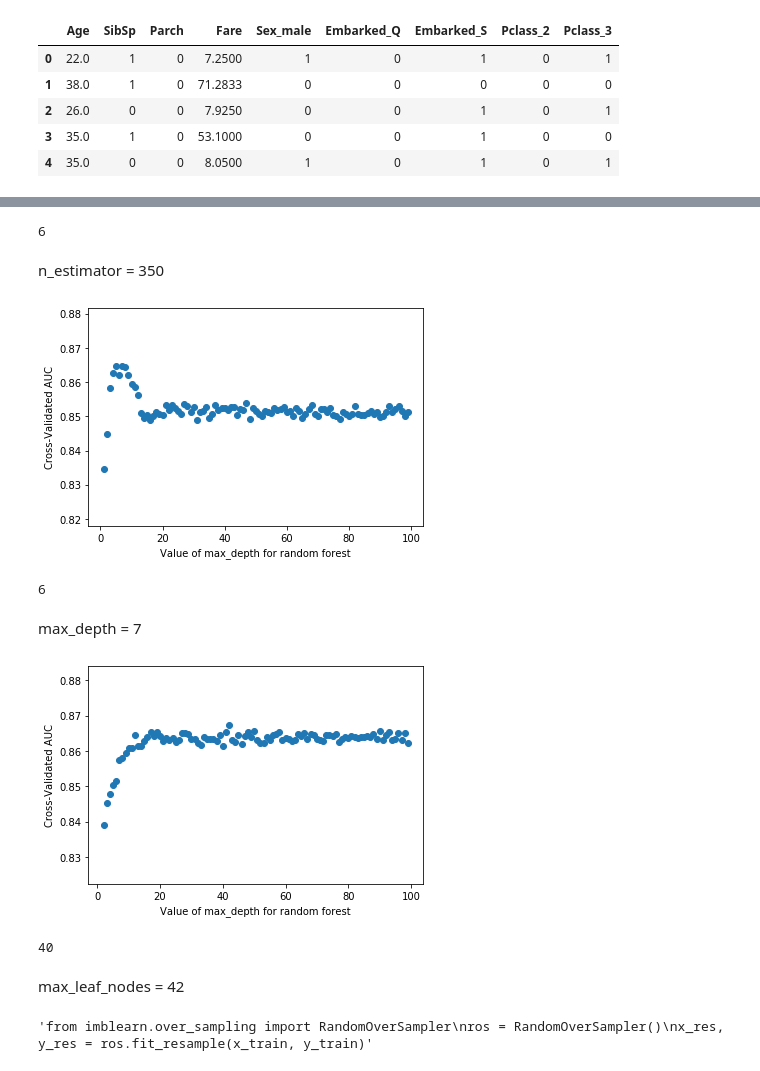
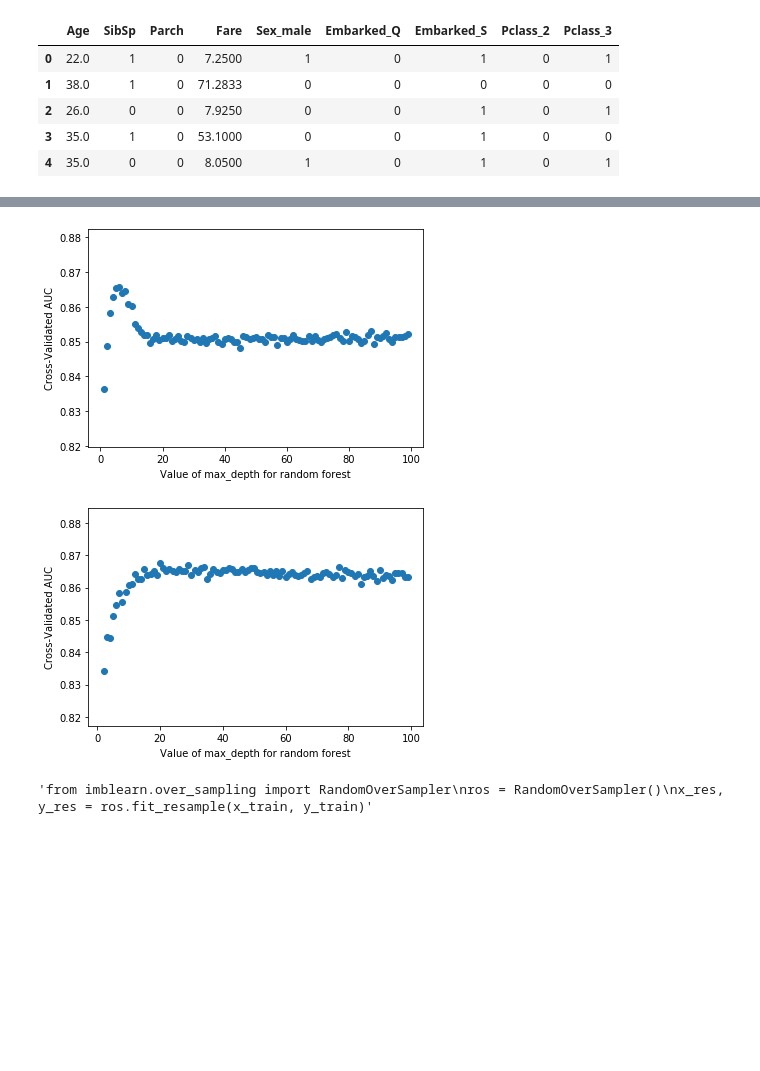
Before and after one commit to StevenGhow/Practicing, a Jupyter notebook: Kaggle_Titanic.ipynb, the cells around one changed output, grey strips where cells are left out. Drawn from its saved outputs; the diff is of its cells as text; code cells hidden in the pictures; blank space fills up the shorter version.

```diff
--- a/Kaggle_Titanic.ipynb
+++ b/Kaggle_Titanic.ipynb
@@ -127,15 +138,11 @@ plt.show()
 # %%
-rf_scores.index(max(rf_scores))
+n_est = rf_scores.index(max(rf_scores)) * 50
-# %% [output]
-6
-# %% [markdown]
-n_estimator = 350
 # %%
 # max_depth
 rf_range = range(1, 100, 1)
 rf_scores = []
 for md in rf_range:
-    rf = RandomForestClassifier(n_estimators=350, max_depth = md)
+    rf = RandomForestClassifier(n_estimators=550, max_depth = md)
     scores = cross_val_score(rf, x_train, y_train, cv=3, scoring='roc_auc')
     rf_scores.append(scores.mean())
 plt.scatter(rf_range, rf_scores)
@@ -143,31 +150,24 @@ plt.xlabel('Value of max_depth for random forest')
 plt.ylabel('Cross-Validated AUC')
 plt.show()
 # %% [output]
-[figure, old version]
+[figure, new version]
 # %%
-rf_scores.index(max(rf_scores))
+md = rf_scores.index(max(rf_scores)) + 1
-# %% [output]
-6
-# %% [markdown]
-max_depth = 7
 # %%
 # max_leaf_nodes
 rf_range = range(2, 100, 1)
 rf_scores = []
 for mln in rf_range:
-    rf = RandomForestClassifier(n_estimators=350, max_depth = 7, max_leaf_nodes = mln)
+    rf = RandomForestClassifier(n_estimators=550, max_depth = 8, max_leaf_nodes = mln)
     scores = cross_val_score(rf, x_train, y_train, cv=3, scoring='roc_auc')
     rf_scores.append(scores.mean())
 plt.scatter(rf_range, rf_scores)
 plt.xlabel('Value of max_depth for random forest')
 plt.ylabel('Cross-Validated AUC')
 plt.show()
-print(rf_scores.index(max(rf_scores)))
+mln = rf_scores.index(max(rf_scores)) + 2
 # %% [output]
-[figure, old version]
+[figure, new version]
-40
-# %% [markdown]
-max_leaf_nodes = 42
 # %%
 # Acc declined
 '''from imblearn.over_sampling import RandomOverSampler
```
Also changed, not shown: parts of 7 cells of this notebook.
